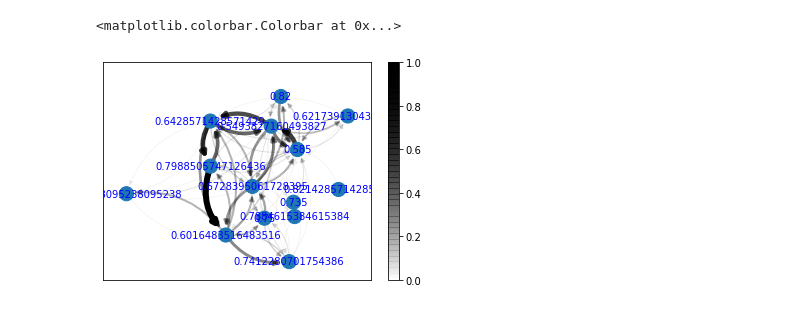
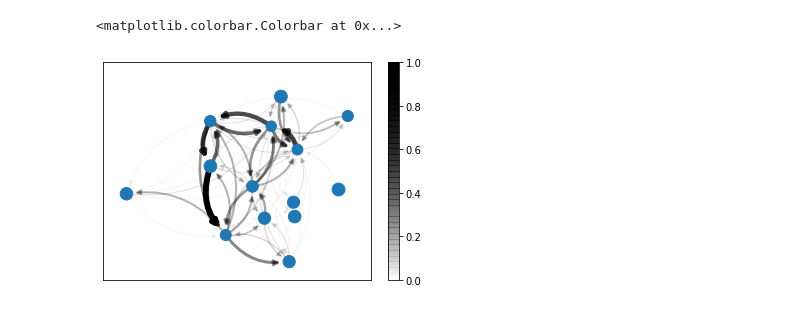
Before and after one commit to coned/football_analysis, a Jupyter notebook: graph_property.ipynb, the cells around one changed output. Cells and saved outputs as stored; diff of their text form; code cells hidden in the pictures.

```diff
--- a/graph_property.ipynb
+++ b/graph_property.ipynb
@@ -26,15 +26,15 @@ G = nx.read_graphml('2020_Problem_D_DATA/H_1.graphml')
 # %%
 weights = [G[u][v]['weight'] / 3 for u,v in G.edges()]
 colors = [G[u][v]['weight'] / 18 for u,v in G.edges()]
-sizes = [200 for n in G.nodes()]
+labels = nx.clustering(G)
+sizes = [200 * labels[n] for n in G.nodes()]
 pos = my_layout(G)
-labels = nx.clustering(G)
 # %%
 nodes_plot = nx.draw_networkx_nodes(G, pos = pos, node_size = sizes)
 plt.plot()
 edges_plot = nx.draw_networkx_edges(G, pos = pos, width = weights, connectionstyle = 'arc3,rad=0.3', edge_color=colors, edge_cmap=black_alpha)
-labels_plot = nx.draw_networkx_labels(G, pos = my_layout(G), labels = labels, font_color = 'b', font_size = 10)
+#labels_plot = nx.draw_networkx_labels(G, pos = my_layout(G), labels = labels, font_color = 'b', font_size = 10)
 plt.colorbar(plt.cm.ScalarMappable(norm = plcolor.Normalize(0,1), cmap = black_alpha))
 # %% [output]
 <matplotlib.colorbar.Colorbar at 0x...>
-[figure, old version]
+[figure, new version]
```
Also changed, not shown: 2 other files.
